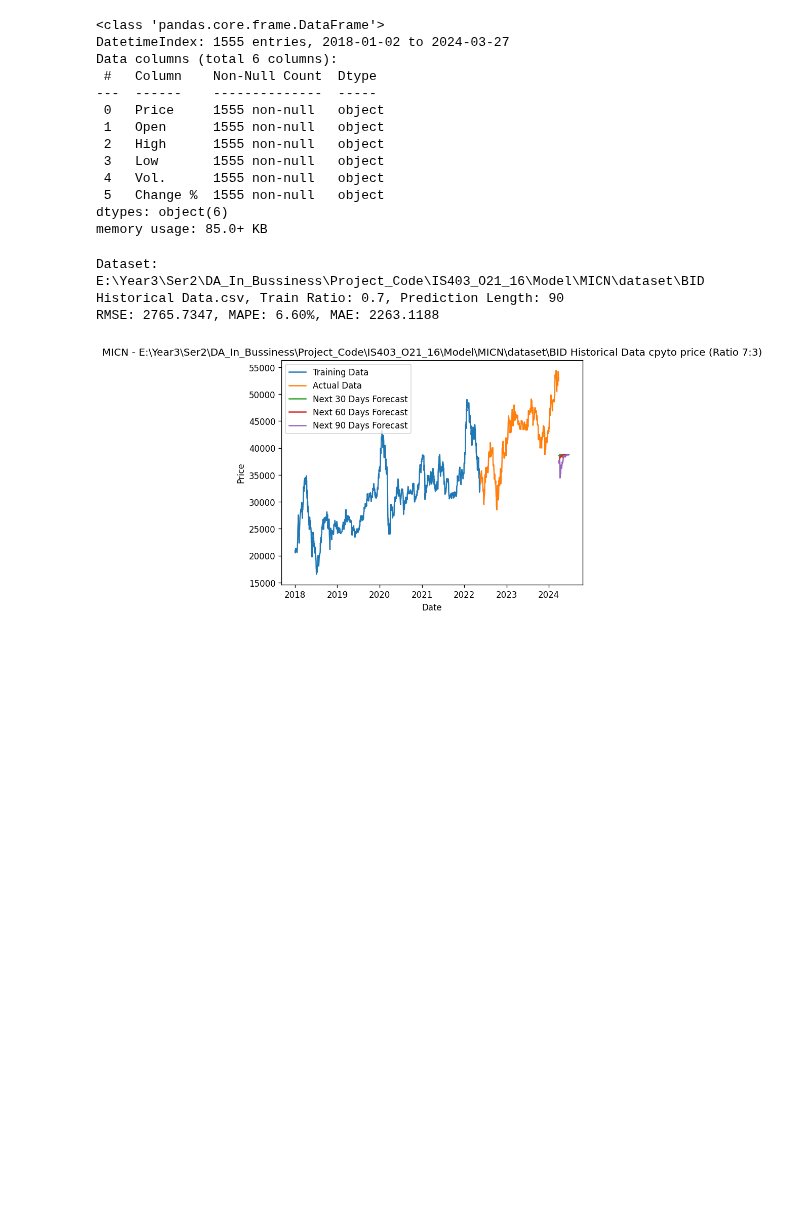
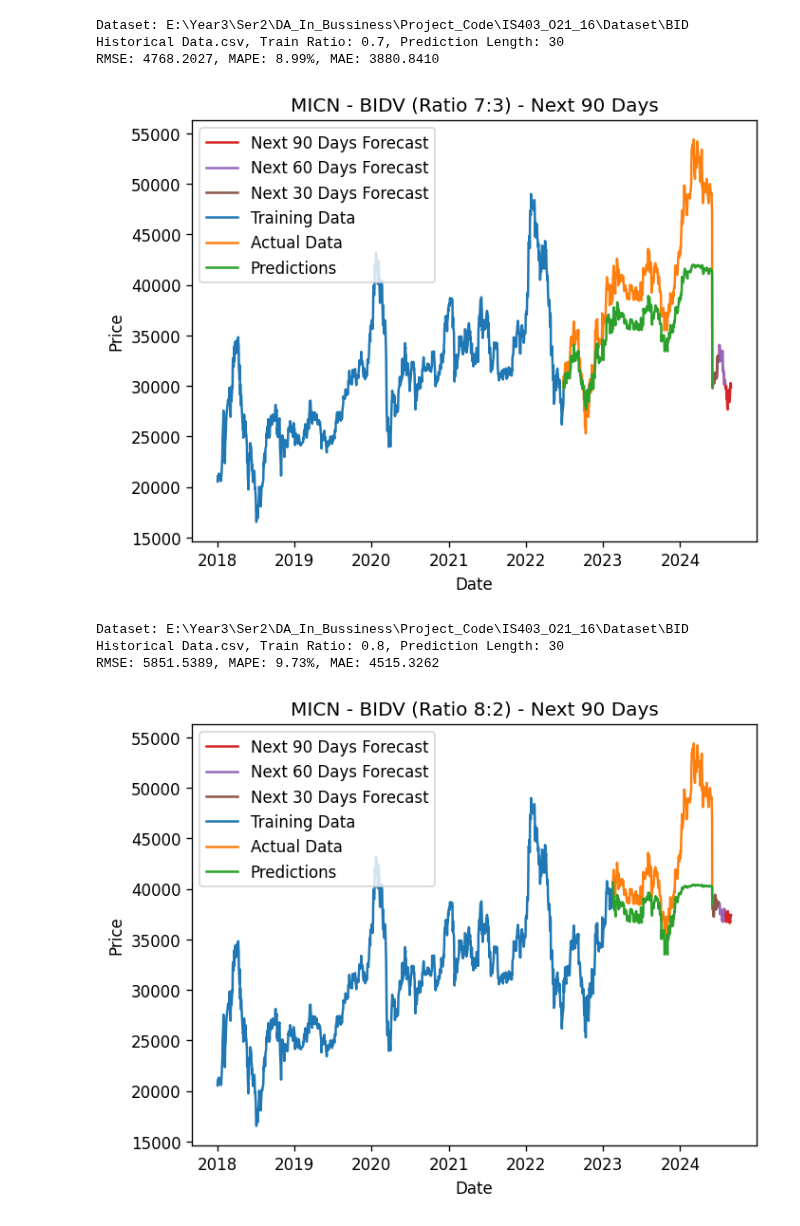
Before and after one commit to Duonglthuy1204/IS403_O21_16, a Jupyter notebook: Model/MICN/model/MICN.ipynb, the cells around one changed output. Cells and saved outputs as stored; diff of their text form; code cells hidden in the pictures; blank space fills up the shorter version.

Commit message:
Update new data

```diff
--- a/Model/MICN/model/MICN.ipynb
+++ b/Model/MICN/model/MICN.ipynb
@@ -910,27 +922,17 @@ def export_forecast_by_datasets(datasets, index_col, attribute, train_ratios, pr
             plt.show()
 # %%
 #Thực thi model
-datasets = ['E:\Year3\Ser2\DA_In_Bussiness\Project_Code\IS403_O21_16\Model\MICN\dataset\BID Historical Data.csv', 'E:\Year3\Ser2\DA_In_Bussiness\Project_Code\IS403_O21_16\Model\MICN\dataset\MBB Historical Data.csv', 'E:\Year3\Ser2\DA_In_Bussiness\Project_Code\IS403_O21_16\Model\MICN\dataset\VCB Historical Data.csv']
+datasets = ['E:\Year3\Ser2\DA_In_Bussiness\Project_Code\IS403_O21_16\Dataset\BID Historical Data.csv', 'E:\Year3\Ser2\DA_In_Bussiness\Project_Code\IS403_O21_16\Dataset\MBB Historical Data.csv', 'E:\Year3\Ser2\DA_In_Bussiness\Project_Code\IS403_O21_16\Dataset\VCB Historical Data.csv']
 index_col = 'Date'
 attribute = 'Price'
 train_ratios = [0.7, 0.8, 0.9]
-prediction_lengths = [30, 60, 90]
-
-export_forecast_by_datasets(datasets, index_col, attribute, train_ratios, prediction_lengths)
+prediction_lengths = [90, 60, 30]
+name = ['BIDV', 'MBB', 'VCB']
+export_forecast_by_datasets(datasets, index_col, attribute, train_ratios, prediction_lengths ,name)
 # %% [output]
-<class 'pandas.core.frame.DataFrame'>
-DatetimeIndex: 1555 entries, 2018-01-02 to 2024-03-27
-Data columns (total 6 columns):
- #   Column    Non-Null Count  Dtype
----  ------    --------------  -----
- 0   Price     1555 non-null   object
- 1   Open      1555 non-null   object
- 2   High      1555 non-null   object
- 3   Low       1555 non-null   object
- 4   Vol.      1555 non-null   object
- 5   Change %  1555 non-null   object
-dtypes: object(6)
-memory usage: 85.0+ KB
+Dataset: E:\Year3\Ser2\DA_In_Bussiness\Project_Code\IS403_O21_16\Dataset\BID Historical Data.csv, Train Ratio: 0.7, Prediction Length: 30
+RMSE: 4768.2027, MAPE: 8.99%, MAE: 3880.8410
+[figure, new version]
-Dataset: E:\Year3\Ser2\DA_In_Bussiness\Project_Code\IS403_O21_16\Model\MICN\dataset\BID Historical Data.csv, Train Ratio: 0.7, Prediction Length: 90
-RMSE: 2765.7347, MAPE: 6.60%, MAE: 2263.1188
+Dataset: E:\Year3\Ser2\DA_In_Bussiness\Project_Code\IS403_O21_16\Dataset\BID Historical Data.csv, Train Ratio: 0.8, Prediction Length: 30
+RMSE: 5851.5389, MAPE: 9.73%, MAE: 4515.3262
-[figure, old version]
+[figure, new version]
```
Also changed, not shown: parts of 3 cells of this notebook.
